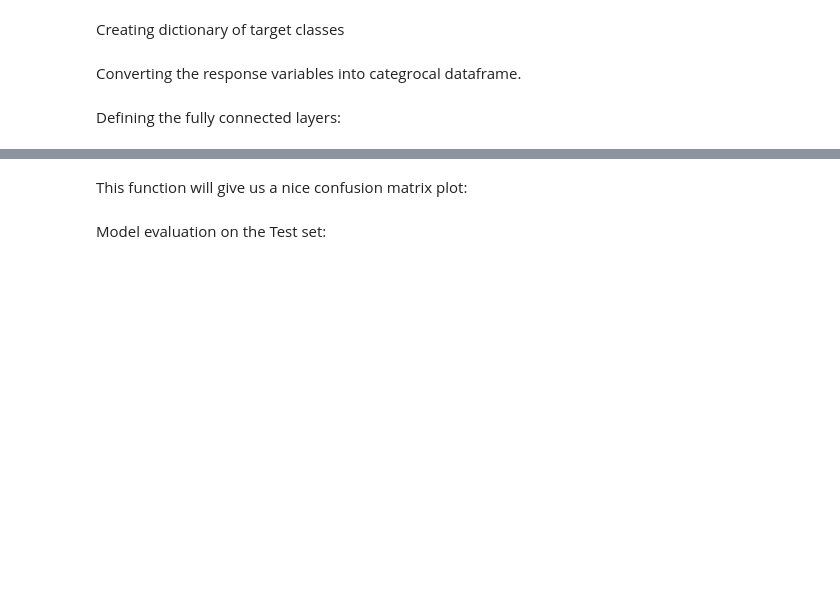
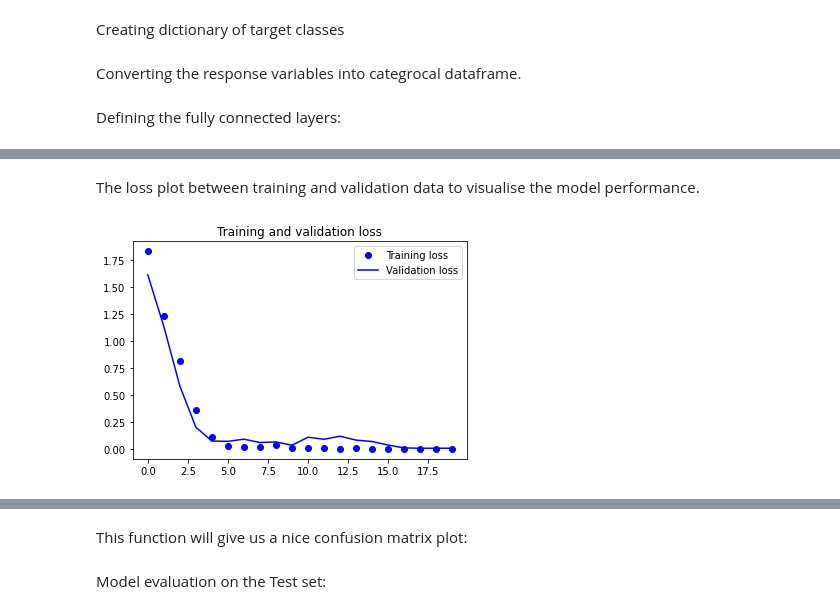
Before and after one commit to aminekhasteh/Breast_Cancer_Classification_Neural_Network, a Jupyter notebook: CNN_Autoencoder.ipynb, the cells around one changed output, grey strips where cells are left out. Cells and saved outputs as stored; diff of their text form; code cells hidden in the pictures; blank space fills up the shorter version.

```diff
--- a/CNN_Autoencoder.ipynb
+++ b/CNN_Autoencoder.ipynb
@@ -196,7 +196,7 @@ full_model.compile(loss=keras.losses.categorical_crossentropy, optimizer=keras.o
 # %%
 full_model_cluster = full_model.fit(training_tensor, train_Y,
                                 batch_size=32,
-                                epochs=10,
+                                epochs=20,
                                 validation_data=(testing_tensor, test_Y),
                                 shuffle=True)
 # %% [output]
@@ -223,3 +220,17 @@ Epoch 10/10
+# %% [markdown]
+The loss plot between training and validation data to visualise the model performance.
+# %%
+loss = full_model_cluster.history['loss']
+val_loss = full_model_cluster.history['val_loss']
+epochs = range(20)
+plt.figure()
+plt.plot(epochs, loss, 'bo', label='Training loss')
+plt.plot(epochs, val_loss, 'b', label='Validation loss')
+plt.title('Training and validation loss')
+plt.legend()
+plt.show()
+# %% [output]
+[figure, added]
 # %%
 test_eval = full_model.evaluate(testing_tensor, test_Y, verbose=0)
 print('Test loss:', test_eval[0])
```
Also changed, not shown: parts of 4 cells of this notebook.
